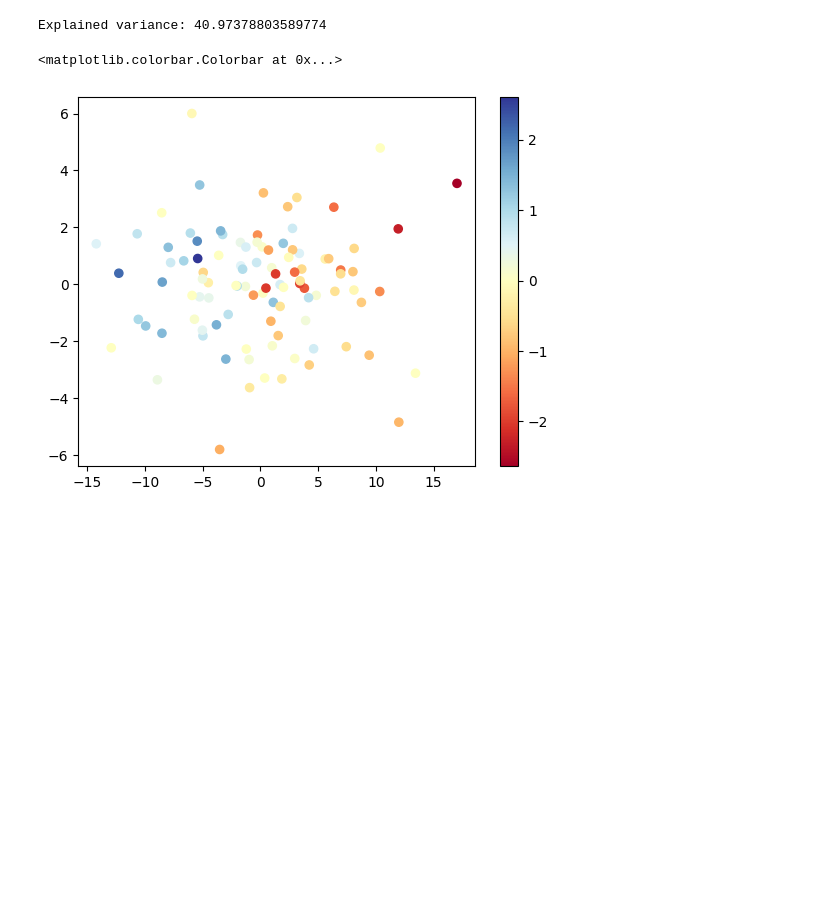
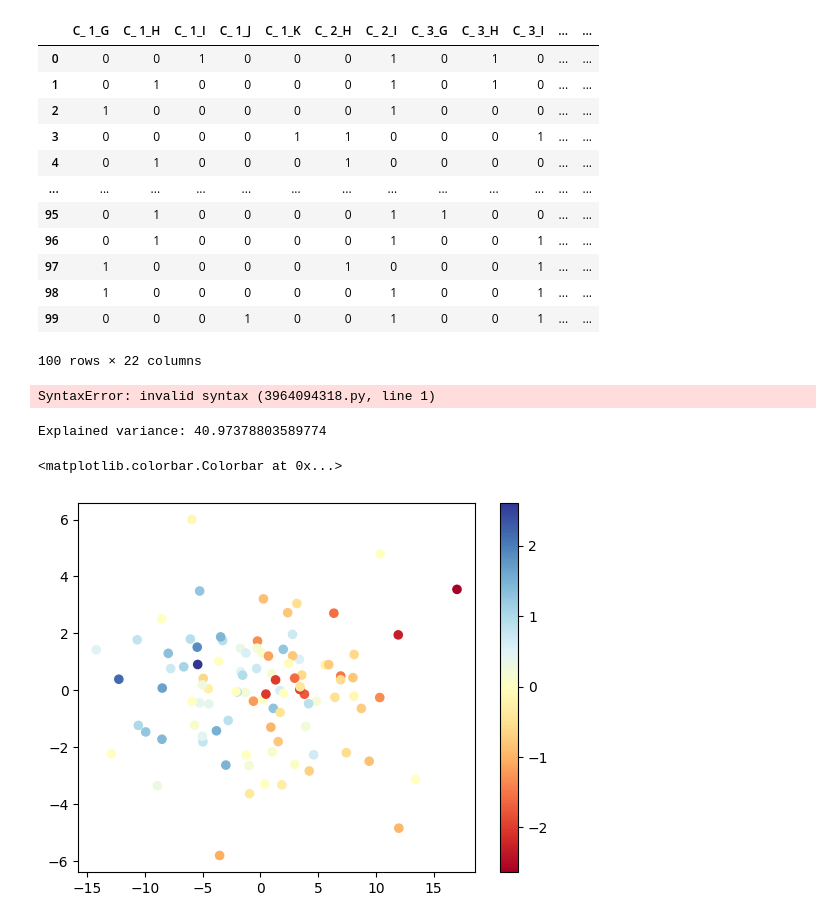
Before and after one commit to s222883/CDA, a Jupyter notebook: Case1/project.ipynb, the cells around one changed output. Saved outputs shown, nothing was run; the diff lists cells and outputs as text; code cells hidden in the pictures; blank space fills up the shorter version.

Commit message:
Flow building
Data cleaning and standarization with different methods

```diff
--- a/Case1/project.ipynb
+++ b/Case1/project.ipynb
@@ -14,5 +13,31 @@ y = df.y
 X_num = df.iloc[:, 1:96]
 df_Xn = pd.read_csv(r"case1Data_Xnew.txt",  sep=', ', engine='python')
+# %%
+df_num = df._get_numeric_data()
+df_cat = df.drop(df_num.columns, axis=1)
+# %%
+imputer_categorical = SimpleImputer(missing_values=np.nan, strategy='most_frequent')
+df_cat_filled = imputer_categorical.fit_transform(df_cat)
+df_cat = pd.DataFrame(df_cat_filled, columns=df_cat.columns)
+# %% [output]
+|  | C_ 1_G | C_ 1_H | C_ 1_I | C_ 1_J | C_ 1_K | C_ 2_H | C_ 2_I | C_ 3_G | C_ 3_H | C_ 3_I | ... | ... |
+| 0 | 0 | 0 | 1 | 0 | 0 | 0 | 1 | 0 | 1 | 0 | ... | ... |
+| 1 | 0 | 1 | 0 | 0 | 0 | 0 | 1 | 0 | 1 | 0 | ... | ... |
+| 2 | 1 | 0 | 0 | 0 | 0 | 0 | 1 | 0 | 0 | 0 | ... | ... |
+| 3 | 0 | 0 | 0 | 0 | 1 | 1 | 0 | 0 | 0 | 1 | ... | ... |
+| 4 | 0 | 1 | 0 | 0 | 0 | 1 | 0 | 0 | 0 | 0 | ... | ... |
+| ... | ... | ... | ... | ... | ... | ... | ... | ... | ... | ... | ... | ... |
+| 95 | 0 | 1 | 0 | 0 | 0 | 0 | 1 | 1 | 0 | 0 | ... | ... |
+| 96 | 0 | 1 | 0 | 0 | 0 | 0 | 1 | 0 | 0 | 1 | ... | ... |
+| 97 | 1 | 0 | 0 | 0 | 0 | 1 | 0 | 0 | 0 | 1 | ... | ... |
+| 98 | 1 | 0 | 0 | 0 | 0 | 0 | 1 | 0 | 0 | 1 | ... | ... |
+| 99 | 0 | 0 | 0 | 1 | 0 | 0 | 1 | 0 | 0 | 1 | ... | ... |
+100 rows × 22 columns
+# %%
+substitute letter by numbers
+df_cat =
+# %% [output]
+SyntaxError: invalid syntax (3964094318.py, line 1)
 # %%
 imputer = SimpleImputer(missing_values=np.nan, strategy='mean')
 X_num_fil = imputer.fit_transform(X_num)
```
Also changed, not shown: parts of 11 cells of this notebook, 2 other files.
